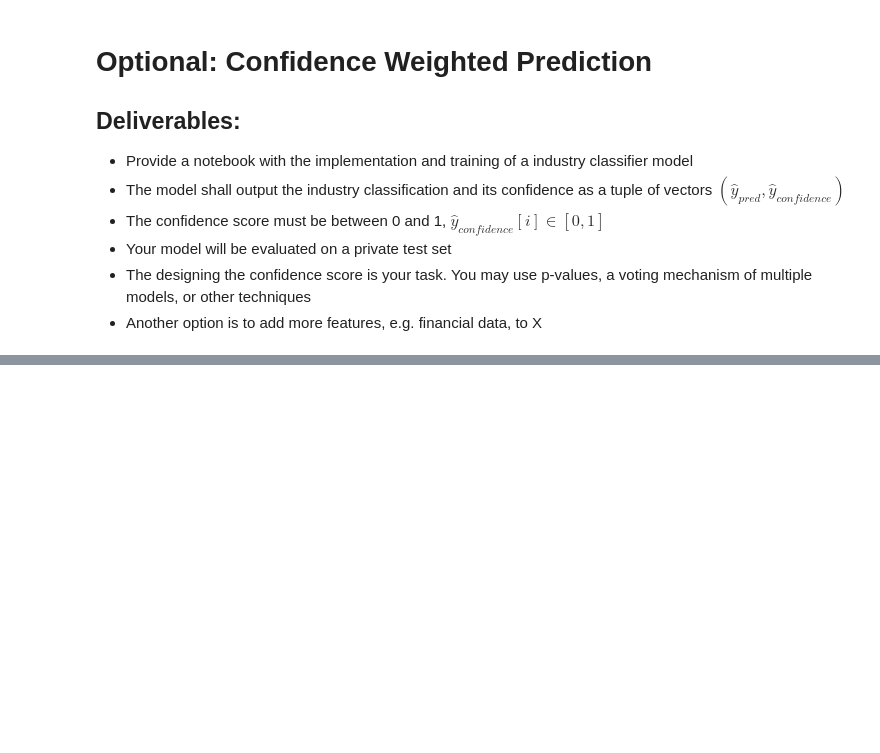
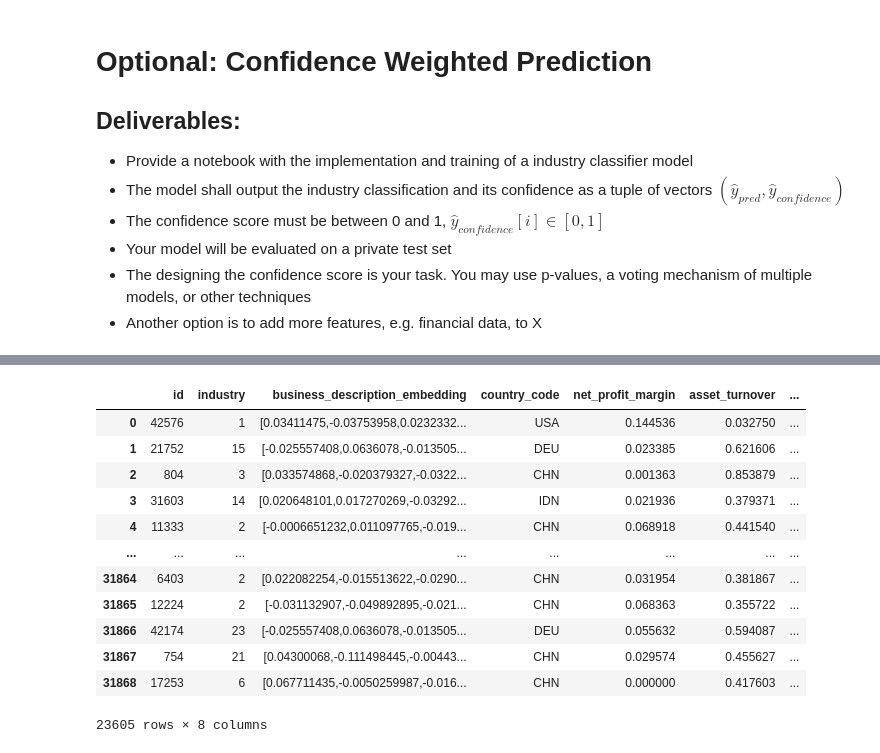
Before and after one commit to dastuzh/FDS25-T043, a Jupyter notebook: final_submission_combined.ipynb, the cells around one changed output, grey strips where cells are left out. Cells and saved outputs as stored; diff of their text form; code cells hidden in the pictures; blank space fills up the shorter version.

```diff
--- a/code_skeleton_industry_classification.ipynb
+++ b/final_submission_combined.ipynb
@@ -704,0 +533,29 @@ y_pred_proba_meta = meta_clf.predict_proba(X_val_stack)
+# %%
+df.drop("ebitda_margin", axis=1, inplace=True)
+# %%
+df.dropna(inplace=True)
+# %%
+cols_to_filter = ['net_profit_margin', 'asset_turnover', 'netprofit_asset', "netprofit_over_asset"]
+
+df_filtered = df.copy()
+for col in cols_to_filter:
+    lower = df_filtered[col].quantile(0.02)
+    upper = df_filtered[col].quantile(0.98)
+    df_filtered = df_filtered[(df_filtered[col] >= lower) & (df_filtered[col] <= upper)]
+# %%
+# Remove outliers
+df_filtered
+# %% [output]
+|  | id | industry | business_description_embedding | country_code | net_profit_margin | asset_turnover | ... |
+| 0 | 42576 | 1 | [0.03411475,-0.03753958,0.0232332... | USA | 0.144536 | 0.032750 | ... |
+| 1 | 21752 | 15 | [-0.025557408,0.0636078,-0.013505... | DEU | 0.023385 | 0.621606 | ... |
+| 2 | 804 | 3 | [0.033574868,-0.020379327,-0.0322... | CHN | 0.001363 | 0.853879 | ... |
+| 3 | 31603 | 14 | [0.020648101,0.017270269,-0.03292... | IDN | 0.021936 | 0.379371 | ... |
+| 4 | 11333 | 2 | [-0.0006651232,0.011097765,-0.019... | CHN | 0.068918 | 0.441540 | ... |
+| ... | ... | ... | ... | ... | ... | ... | ... |
+| 31864 | 6403 | 2 | [0.022082254,-0.015513622,-0.0290... | CHN | 0.031954 | 0.381867 | ... |
+| 31865 | 12224 | 2 | [-0.031132907,-0.049892895,-0.021... | CHN | 0.068363 | 0.355722 | ... |
+| 31866 | 42174 | 23 | [-0.025557408,0.0636078,-0.013505... | DEU | 0.055632 | 0.594087 | ... |
+| 31867 | 754 | 21 | [0.04300068,-0.111498445,-0.00443... | CHN | 0.029574 | 0.455627 | ... |
+| 31868 | 17253 | 6 | [0.067711435,-0.0050259987,-0.016... | CHN | 0.000000 | 0.417603 | ... |
+23605 rows × 8 columns
```
Also changed, not shown: parts of 89 cells of this notebook, 3 other files.
